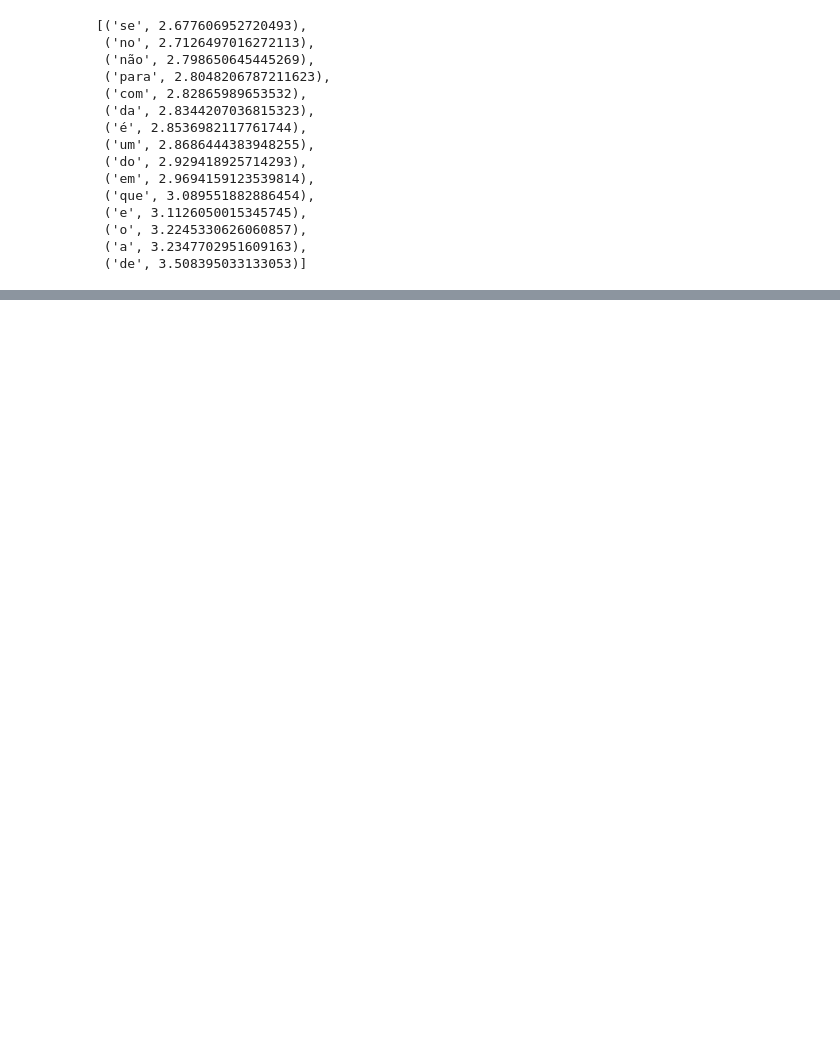
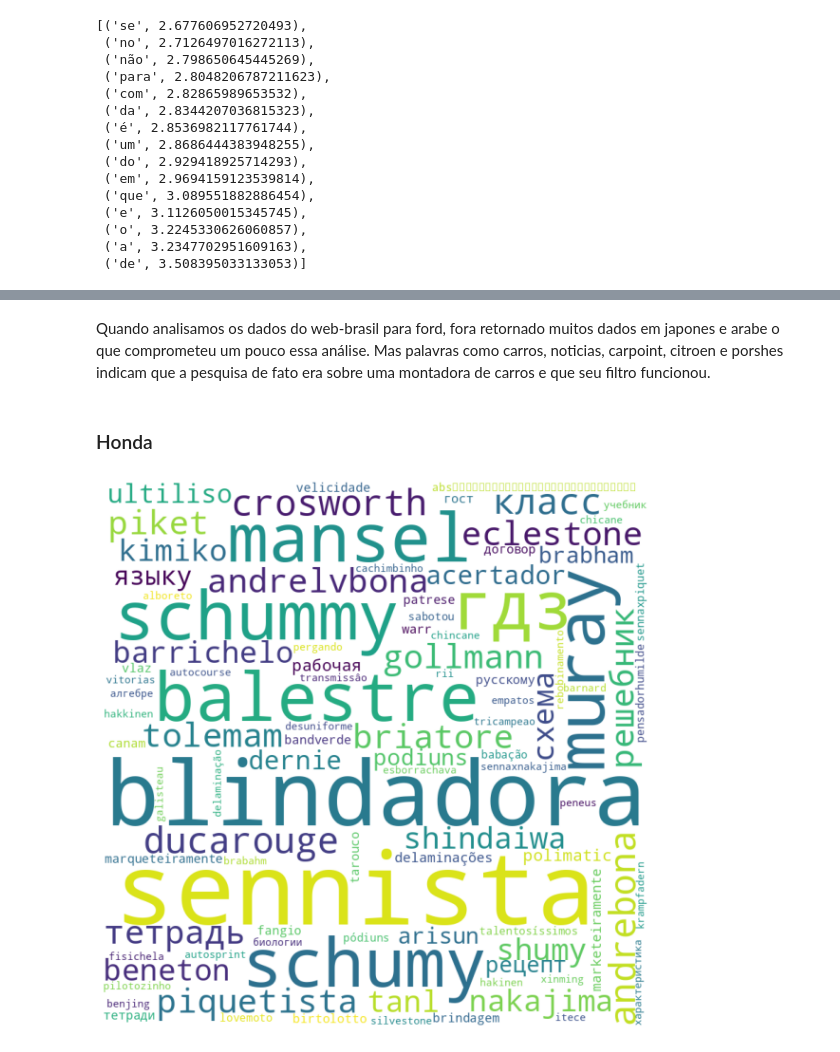
Before and after one commit to lucaslealvale/MegaDadosProjeto2, a Jupyter notebook: projeto2.ipynb, the cells around one changed output, grey strips where cells are left out. Cells and saved outputs as stored; diff of their text form; code cells hidden in the pictures; blank space fills up the shorter version.

```diff
--- a/projeto2.ipynb
+++ b/projeto2.ipynb
@@ -453,0 +516,44 @@ passar pro zepelin
+# %% [markdown]
+Quando analisamos os dados do web-brasil para ford, fora retornado muitos dados em japones e arabe o que comprometeu um pouco essa análise. Mas palavras como carros, noticias, carpoint, citroen e porshes indicam que a pesquisa de fato era sobre uma montadora de carros e que seu filtro funcionou.
+# %% [markdown]
+### Honda
+# %%
+"""
+Codigo retirado em:
+https://www.geeksforgeeks.org/generating-word-cloud-python/,
+acesso 3/12/2020
+"""
+df = pd.read_csv(r"honda.csv", encoding ="UTF-8")
+
+comment_words = ''
+stopwords = set(STOPWORDS)
+
+# iterate through the csv file
+for val in df.palavra:
+
+    # typecaste each val to string
+    val = str(val)
+
+    # split the value
+    tokens = val.split()
+
+    # Converts each token into lowercase
+    for i in range(len(tokens)):
+        tokens[i] = tokens[i].lower()
+
+    comment_words += " ".join(tokens)+" "
+
+wordcloud = WordCloud(width = 800, height = 800,
+                background_color ='white',
+                 stopwords = stopwords,
+                min_font_size = 10).generate(comment_words)
+
+# plot the WordCloud image
+plt.figure(figsize = (8, 8), facecolor = None)
+plt.imshow(wordcloud)
+plt.axis("off")
+plt.tight_layout(pad = 0)
+
+plt.show()
+# %% [output]
+[figure, added]
```
Also changed, not shown: parts of 82 cells of this notebook.
